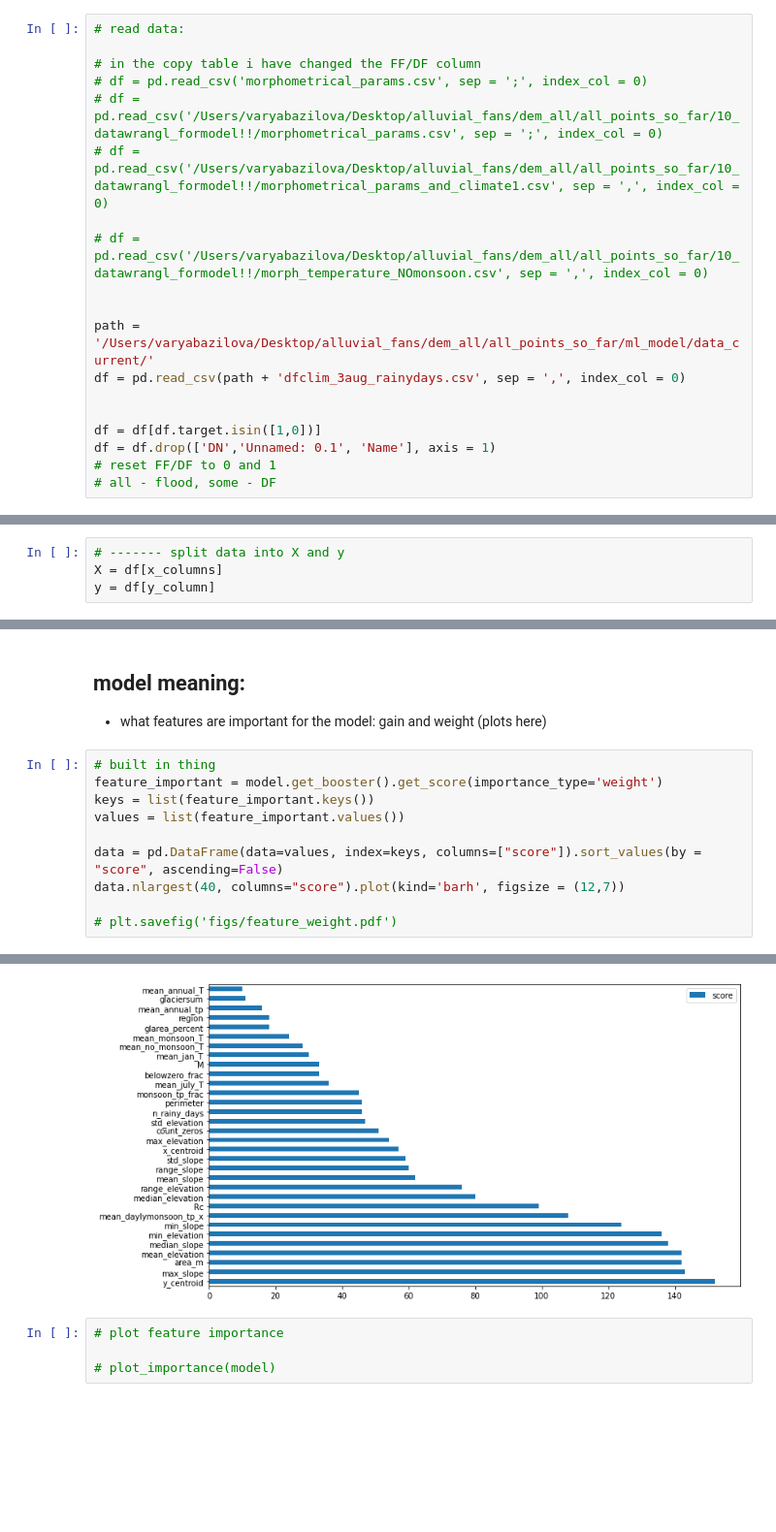
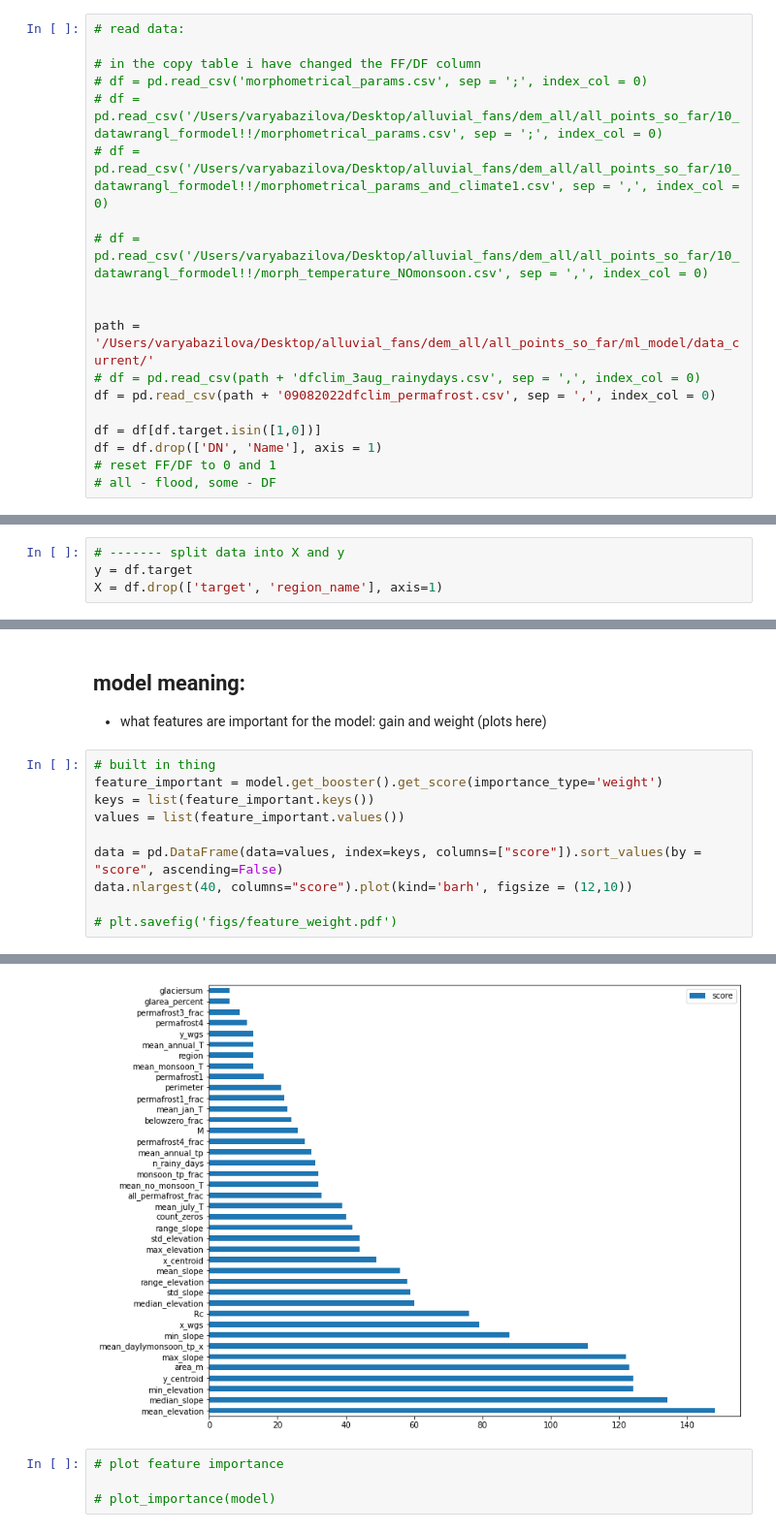
Before and after one commit to varyabazilova/alluvialfans, a Jupyter notebook: ml_model/ml1.ipynb, the cells around one changed output, grey strips where cells are left out. Shown at 97% size. Saved outputs shown, nothing was run; the diff lists cells and outputs as text; blank space fills up the shorter version.

Commit message:
new data xgboost

```diff
--- a/ml_model/ml1.ipynb
+++ b/ml_model/ml1.ipynb
@@ -42,11 +42,11 @@ import shap
 
 
 path = '/Users/varyabazilova/Desktop/alluvial_fans/dem_all/all_points_so_far/ml_model/data_current/'
-df = pd.read_csv(path + 'dfclim_3aug_rainydays.csv', sep = ',', index_col = 0)
-
+# df = pd.read_csv(path + 'dfclim_3aug_rainydays.csv', sep = ',', index_col = 0)
+df = pd.read_csv(path + '09082022dfclim_permafrost.csv', sep = ',', index_col = 0)
 
 df = df[df.target.isin([1,0])]
-df = df.drop(['DN','Unnamed: 0.1', 'Name'], axis = 1)
+df = df.drop(['DN', 'Name'], axis = 1)
 # reset FF/DF to 0 and 1
 # all - flood, some - DF
 # %%
@@ -183,7 +166,7 @@ y_column = ['target']
 # %%
 # ------- split data into X and y
-X = df[x_columns]
-y = df[y_column]
+y = df.target
+X = df.drop(['target', 'region_name'], axis=1)
 # %%
 # ------- split to train test:
 
@@ -447,16 +435,16 @@ Accuracy: 86.38% (4.84%)
 # %%
 # built in thing
 feature_important = model.get_booster().get_score(importance_type='weight')
 keys = list(feature_important.keys())
 values = list(feature_important.values())
 
 data = pd.DataFrame(data=values, index=keys, columns=["score"]).sort_values(by = "score", ascending=False)
-data.nlargest(40, columns="score").plot(kind='barh', figsize = (12,7))
+data.nlargest(40, columns="score").plot(kind='barh', figsize = (12,10))
 
 # plt.savefig('figs/feature_weight.pdf')
 # %% [output]
 <AxesSubplot:>
-[figure, old version]
+[figure, new version]
 # %%
 # plot feature importance
 
```
Also changed, not shown: parts of 27 cells of this notebook, 8 other files.
